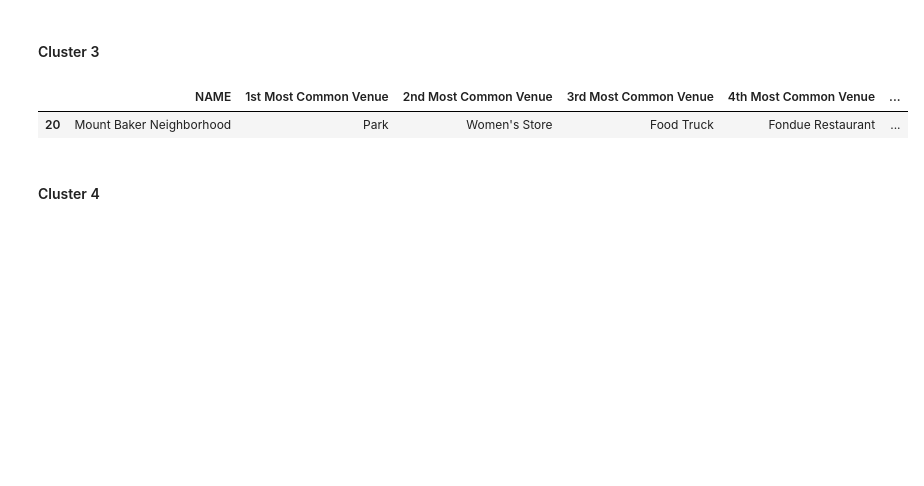
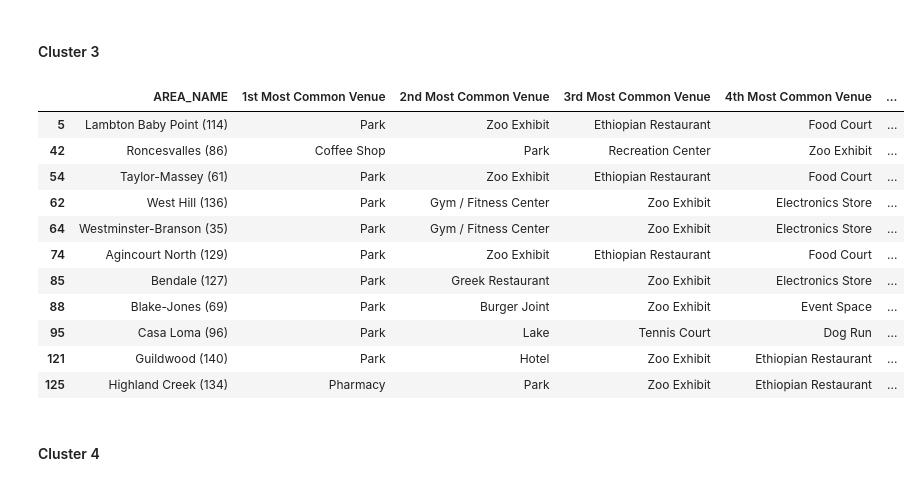
Before and after one commit to fleason/Coursera_Capstone, a Jupyter notebook: Toronto Exercise.ipynb, the cells around one changed output. Saved outputs shown, nothing was run; the diff lists cells and outputs as text; code cells hidden in the pictures; blank space fills up the shorter version.

```diff
--- a/Toronto Exercise.ipynb
+++ b/Toronto Exercise.ipynb
@@ -311,7 +303,7 @@ print('{} venues were returned by Foursquare.'.format(nearby_venues.shape[0]))
 # %% [markdown]
 #### Let's create a function to repeat the same process to all the neighborhoods in Toronto
 # %%
-def getNearbyVenues(names, latitudes, longitudes, radius=200):
+def getNearbyVenues(names, latitudes, longitudes, radius=300):
 
     venues_list=[]
     for name, lat, lng in zip(names, latitudes, longitudes):
@@ -355,7 +347,7 @@ def getNearbyVenues(names, latitudes, longitudes, radius=200):
 # %%
 # type your answer here
 
-toronto_venues = getNearbyVenues(names=neighborhoods['NAME'],
+toronto_venues = getNearbyVenues(names=neighborhoods['AREA_NAME'],
                                    latitudes=neighborhoods['LATITUDE'],
                                    longitudes=neighborhoods['LONGITUDE']
                                   )
@@ -557,7 +549,7 @@ neighborhoods_venues_sorted.head()
 Run *k*-means to cluster the neighborhood into 5 clusters.
 # %%
 # set number of clusters
-kclusters = 25
+kclusters = 8
 
 toronto_grouped_clustering = toronto_grouped.drop('Neighborhood', 1)
 
@@ -582,11 +576,11 @@ Let's create a new dataframe that includes the cluster as well as the top 10 ven
 # %%
 # add clustering labels
-neighborhoods_venues_sorted.insert(0, 'Cluster Labels', kmeans.labels_)
+
 
 toronto_merged = neighborhoods
 
 # merge toronto_grouped with toronto_data to add latitude/longitude for each neighborhood
-toronto_merged = toronto_merged.join(neighborhoods_venues_sorted.set_index('Neighborhood'), on='NAME')
+toronto_merged = toronto_merged.join(neighborhoods_venues_sorted.set_index('Neighborhood'), on='AREA_NAME')
 
 toronto_merged.head() # check the last columns!
 # %% [output]
@@ -650,10 +659,20 @@ toronto_merged.loc[toronto_merged['Cluster Labels'] == 1, toronto_merged.columns
 # %% [markdown]
 #### Cluster 3
 # %%
-toronto_merged.loc[toronto_merged['Cluster Labels'] == 2, toronto_merged.columns[[0] + list(range(5, toronto_merged.shape[1]))]]
+toronto_merged.loc[toronto_merged['Cluster Labels'] == 2, toronto_merged.columns[[1] + list(range(5, toronto_merged.shape[1]))]]
 # %% [output]
-|  | NAME | 1st Most Common Venue | 2nd Most Common Venue | 3rd Most Common Venue | 4th Most Common Venue | ... |
-| 20 | Mount Baker Neighborhood | Park | Women's Store | Food Truck | Fondue Restaurant | ... |
+|  | AREA_NAME | 1st Most Common Venue | 2nd Most Common Venue | 3rd Most Common Venue | 4th Most Common Venue | ... |
+| 5 | Lambton Baby Point (114) | Park | Zoo Exhibit | Ethiopian Restaurant | Food Court | ... |
+| 42 | Roncesvalles (86) | Coffee Shop | Park | Recreation Center | Zoo Exhibit | ... |
+| 54 | Taylor-Massey (61) | Park | Zoo Exhibit | Ethiopian Restaurant | Food Court | ... |
+| 62 | West Hill (136) | Park | Gym / Fitness Center | Zoo Exhibit | Electronics Store | ... |
+| 64 | Westminster-Branson (35) | Park | Gym / Fitness Center | Zoo Exhibit | Electronics Store | ... |
+| 74 | Agincourt North (129) | Park | Zoo Exhibit | Ethiopian Restaurant | Food Court | ... |
+| 85 | Bendale (127) | Park | Greek Restaurant | Zoo Exhibit | Electronics Store | ... |
+| 88 | Blake-Jones (69) | Park | Burger Joint | Zoo Exhibit | Event Space | ... |
+| 95 | Casa Loma (96) | Park | Lake | Tennis Court | Dog Run | ... |
+| 121 | Guildwood (140) | Park | Hotel | Zoo Exhibit | Ethiopian Restaurant | ... |
+| 125 | Highland Creek (134) | Pharmacy | Park | Zoo Exhibit | Ethiopian Restaurant | ... |
 # %% [markdown]
 #### Cluster 4
 # %%
```
Also changed, not shown: parts of 36 cells of this notebook.
